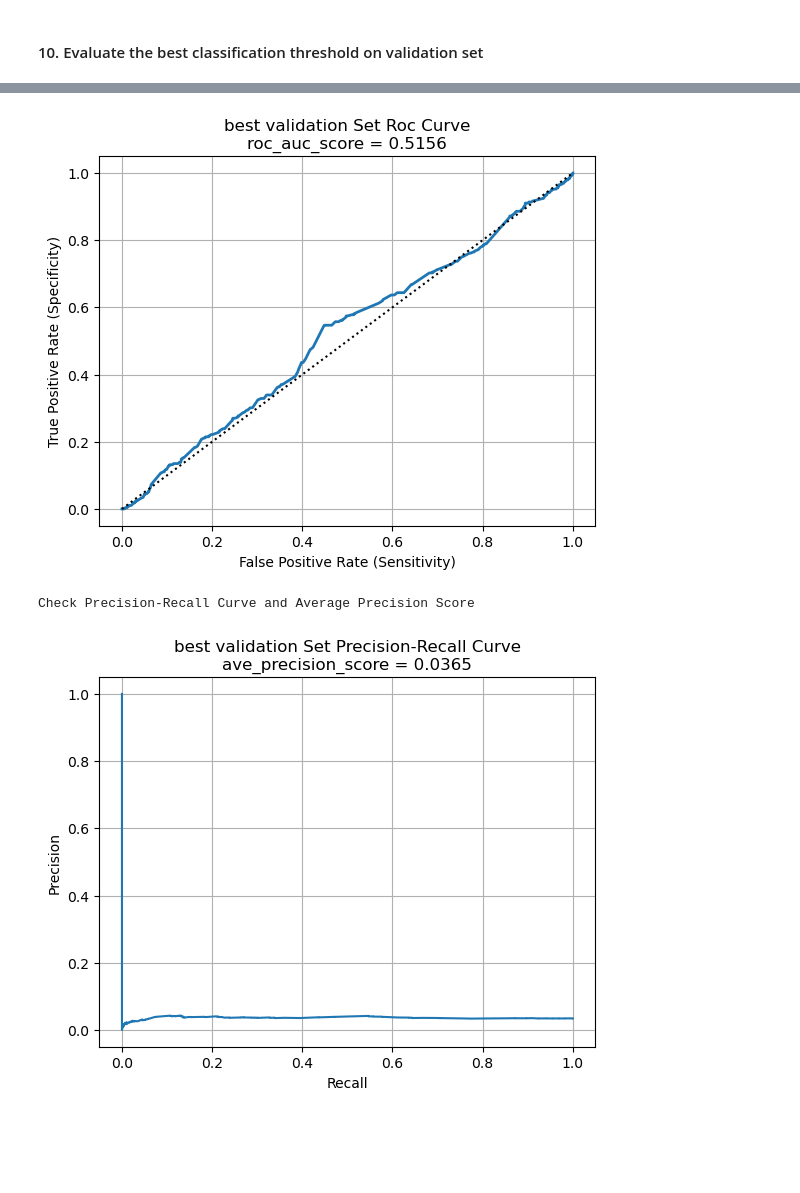
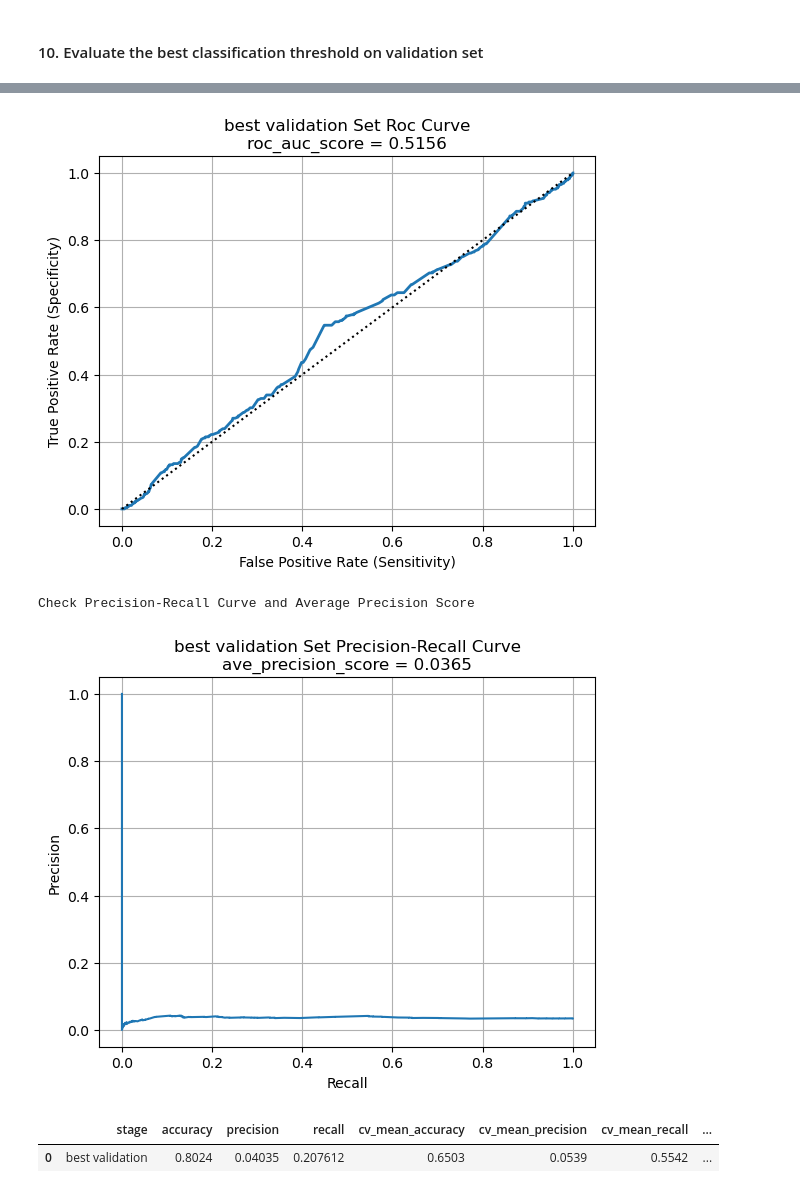
Before and after one commit to LiyangSong/Advertisement-CTR-Prediction, a Jupyter notebook: jupyter/model_ft_sgd.ipynb, the cells around one changed output, grey strips where cells are left out. Drawn from its saved outputs; the diff is of its cells as text; code cells hidden in the pictures; blank space fills up the shorter version.

```diff
--- a/jupyter/model_ft_sgd.ipynb
+++ b/jupyter/model_ft_sgd.ipynb
@@ -467,7 +356,7 @@ best_threshold = 0.51
 # %% [markdown]
 #### 10. Evaluate the best classification threshold on validation set
 # %%
-bin_class_utils.eval_class(
+eval_best_validation_results = bin_class_utils.eval_class(
     validation_cap_x_df,
     validation_y_df,
     best_model,
@@ -475,6 +364,7 @@ bin_class_utils.eval_class(
     CVS_SCORING_LIST,
     best_threshold
 )
+eval_best_validation_results
 # %% [output]
 Evaluate the trained estimator performance on best validation set
 Check accuracy score
@@ -494,5 +384,7 @@ np.std(scores, ddof=1): 0.011873561972675625
 
 Check the ROC Curve and AUC
 [figure]
 Check Precision-Recall Curve and Average Precision Score
 [figure]
+|  | stage | accuracy | precision | recall | cv_mean_accuracy | cv_mean_precision | cv_mean_recall | ... |
+| 0 | best validation | 0.8024 | 0.04035 | 0.207612 | 0.6503 | 0.0539 | 0.5542 | ... |
```
Also changed, not shown: parts of 16 cells of this notebook, 1 other file.
